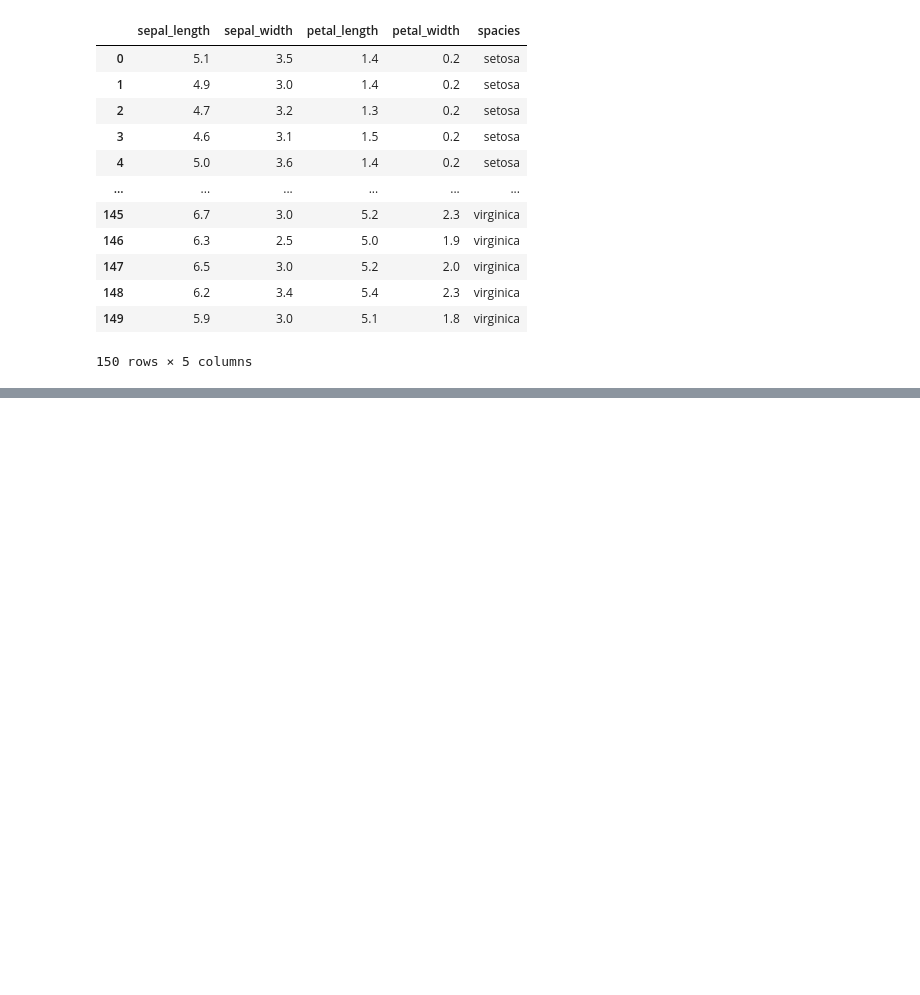
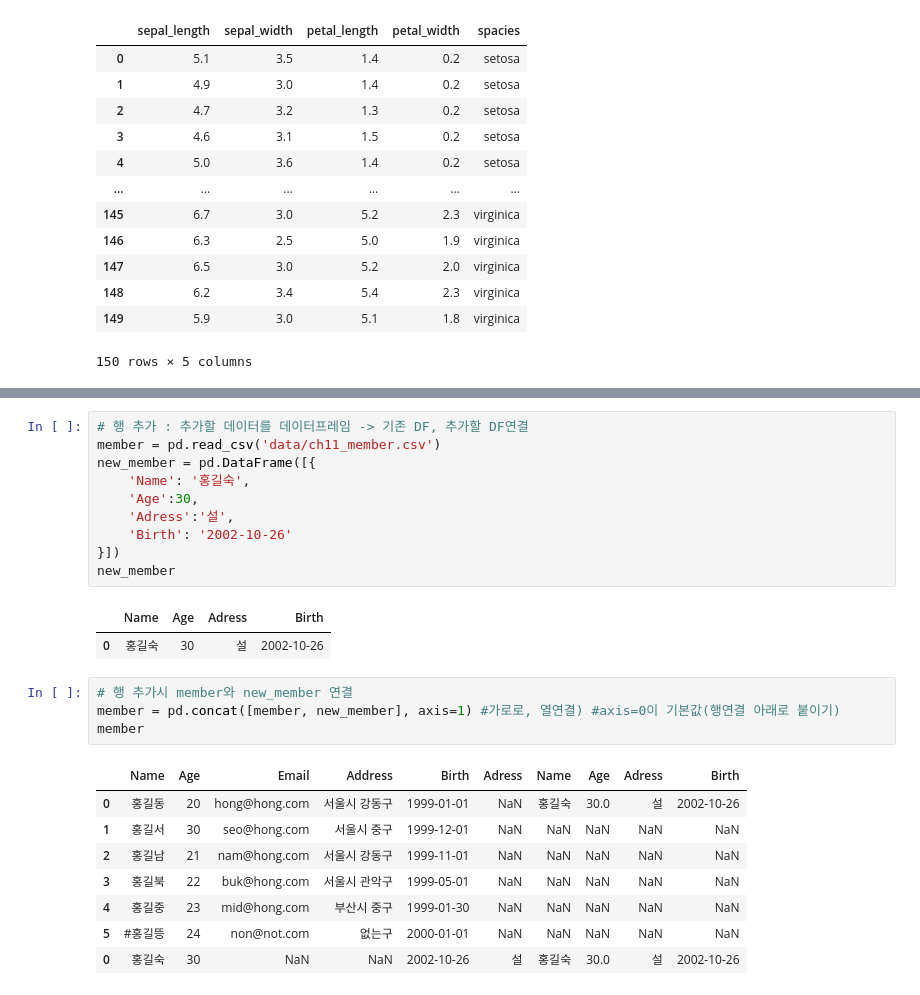
Before and after one commit to secretrelationship/ai_x, a Jupyter notebook: source/01_python/Ch11_데이터프레임과시리즈(pandas).ipynb, the cells around one changed output, grey strips where cells are left out. Saved outputs shown, nothing was run; the diff lists cells and outputs as text; blank space fills up the shorter version.

Commit message:
Dataframe

```diff
--- a/source/01_python/Ch11_데이터프레임과시리즈(pandas).ipynb
+++ b/source/01_python/Ch11_데이터프레임과시리즈(pandas).ipynb
@@ -426,0 +966,26 @@ pd.DataFrame(data = np.hstack( (data, target.reshape(-1,1) ) ),
+# %%
+# 행 추가 : 추가할 데이터를 데이터프레임 -> 기존 DF, 추가할 DF연결
+member = pd.read_csv('data/ch11_member.csv')
+new_member = pd.DataFrame([{
+    'Name': '홍길숙',
+    'Age':30,
+    'Adress':'설',
+    'Birth': '2002-10-26'
+}])
+new_member
+# %% [output]
+|  | Name | Age | Adress | Birth |
+| 0 | 홍길숙 | 30 | 설 | 2002-10-26 |
+# %%
+# 행 추가시 member와 new_member 연결
+member = pd.concat([member, new_member], axis=1) #가로로, 열연결) #axis=0이 기본값(행연결 아래로 붙이기)
+member
+# %% [output]
+|  | Name | Age | Email | Address | Birth | Adress | Name | Age | Adress | Birth |
+| 0 | 홍길동 | 20 | hong@hong.com | 서울시 강동구 | 1999-01-01 | NaN | 홍길숙 | 30.0 | 설 | 2002-10-26 |
+| 1 | 홍길서 | 30 | seo@hong.com | 서울시 중구 | 1999-12-01 | NaN | NaN | NaN | NaN | NaN |
+| 2 | 홍길남 | 21 | nam@hong.com | 서울시 강동구 | 1999-11-01 | NaN | NaN | NaN | NaN | NaN |
+| 3 | 홍길북 | 22 | buk@hong.com | 서울시 관악구 | 1999-05-01 | NaN | NaN | NaN | NaN | NaN |
+| 4 | 홍길중 | 23 | mid@hong.com | 부산시 중구 | 1999-01-30 | NaN | NaN | NaN | NaN | NaN |
+| 5 | #홍길뜽 | 24 | non@not.com | 없는구 | 2000-01-01 | NaN | NaN | NaN | NaN | NaN |
+| 0 | 홍길숙 | 30 | NaN | NaN | 2002-10-26 | 설 | 홍길숙 | 30.0 | 설 | 2002-10-26 |
```
Also changed, not shown: parts of 110 cells of this notebook, 4 other files.
